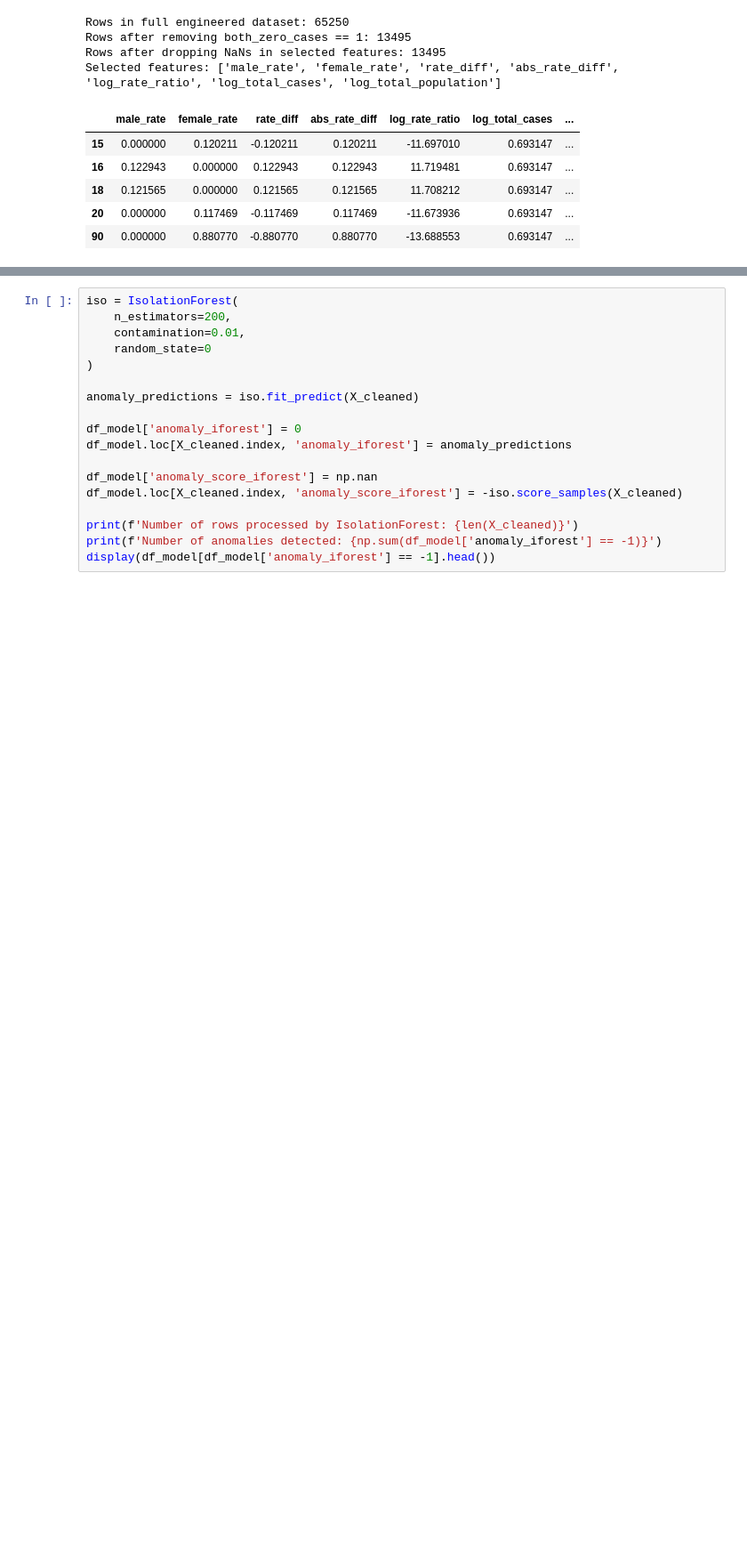
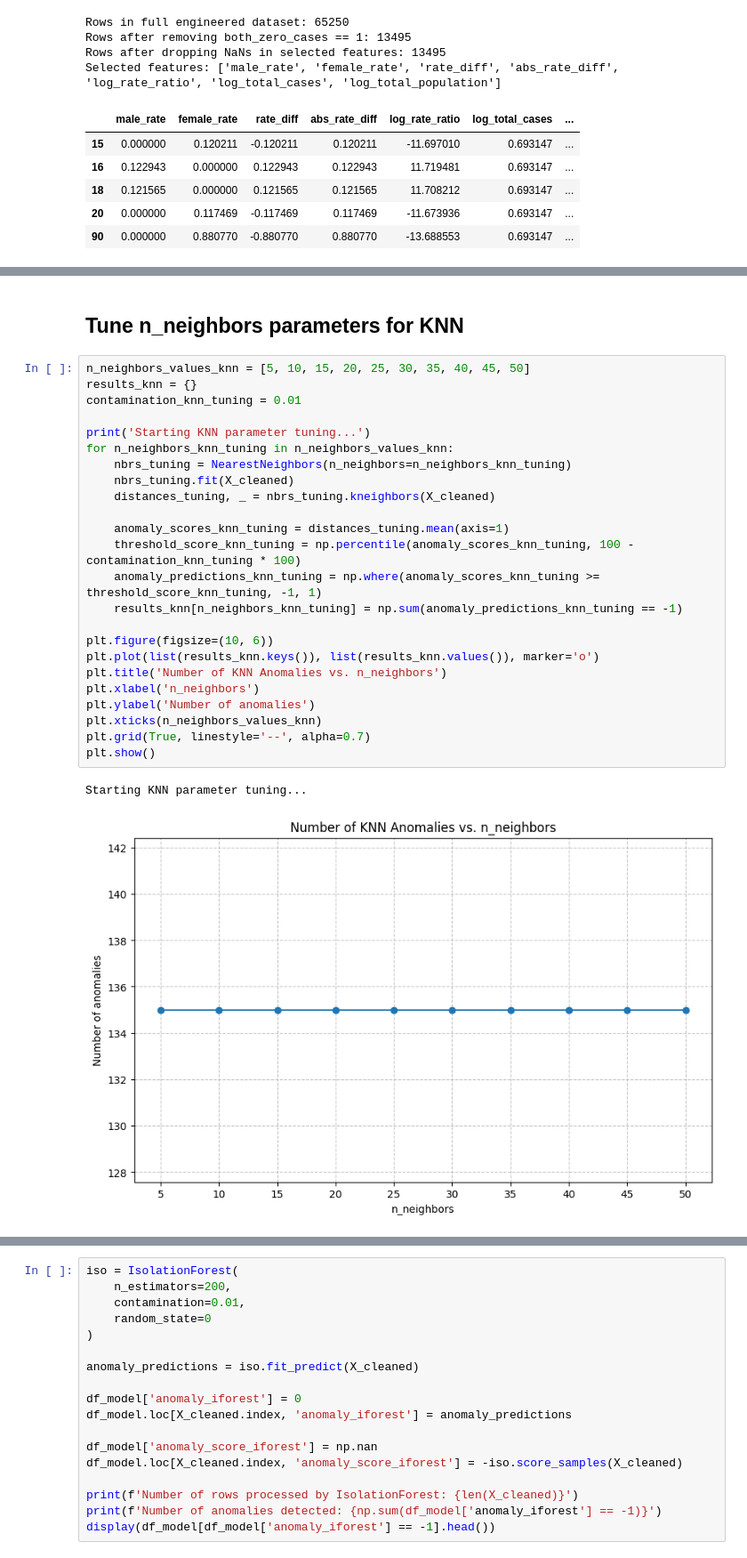
Before and after one commit to sarkriti/CSCE-676-Semester-Project, a Jupyter notebook: DataMiningProject_final.ipynb, the cells around one changed output, grey strips where cells are left out. Shown at 89% size. Cells and saved outputs as stored; diff of their text form; blank space fills up the shorter version.

```diff
--- a/DataMiningProject_final.ipynb
+++ b/DataMiningProject_final.ipynb
@@ -77,0 +219,29 @@ This version runs Isolation Forest directly on `X_cleaned` without creating `X_s
+# %% [markdown]
+## Tune n_neighbors parameters for KNN
+# %%
+n_neighbors_values_knn = [5, 10, 15, 20, 25, 30, 35, 40, 45, 50]
+results_knn = {}
+contamination_knn_tuning = 0.01
+
+print('Starting KNN parameter tuning...')
+for n_neighbors_knn_tuning in n_neighbors_values_knn:
+    nbrs_tuning = NearestNeighbors(n_neighbors=n_neighbors_knn_tuning)
+    nbrs_tuning.fit(X_cleaned)
+    distances_tuning, _ = nbrs_tuning.kneighbors(X_cleaned)
+
+    anomaly_scores_knn_tuning = distances_tuning.mean(axis=1)
+    threshold_score_knn_tuning = np.percentile(anomaly_scores_knn_tuning, 100 - contamination_knn_tuning * 100)
+    anomaly_predictions_knn_tuning = np.where(anomaly_scores_knn_tuning >= threshold_score_knn_tuning, -1, 1)
+    results_knn[n_neighbors_knn_tuning] = np.sum(anomaly_predictions_knn_tuning == -1)
+
+plt.figure(figsize=(10, 6))
+plt.plot(list(results_knn.keys()), list(results_knn.values()), marker='o')
+plt.title('Number of KNN Anomalies vs. n_neighbors')
+plt.xlabel('n_neighbors')
+plt.ylabel('Number of anomalies')
+plt.xticks(n_neighbors_values_knn)
+plt.grid(True, linestyle='--', alpha=0.7)
+plt.show()
+# %% [output]
+Starting KNN parameter tuning...
+[figure, added]
```
Also changed, not shown: parts of 28 cells of this notebook.
